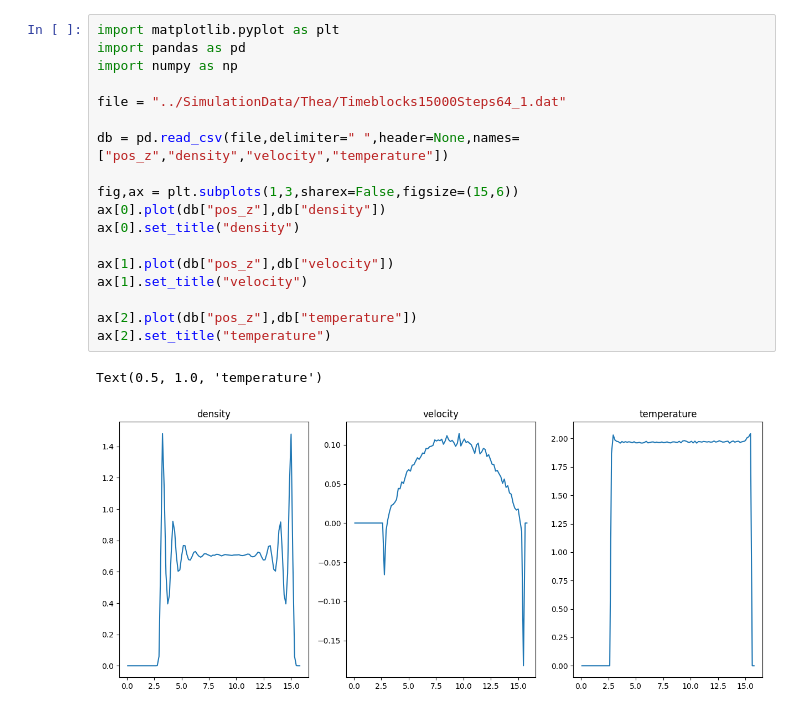
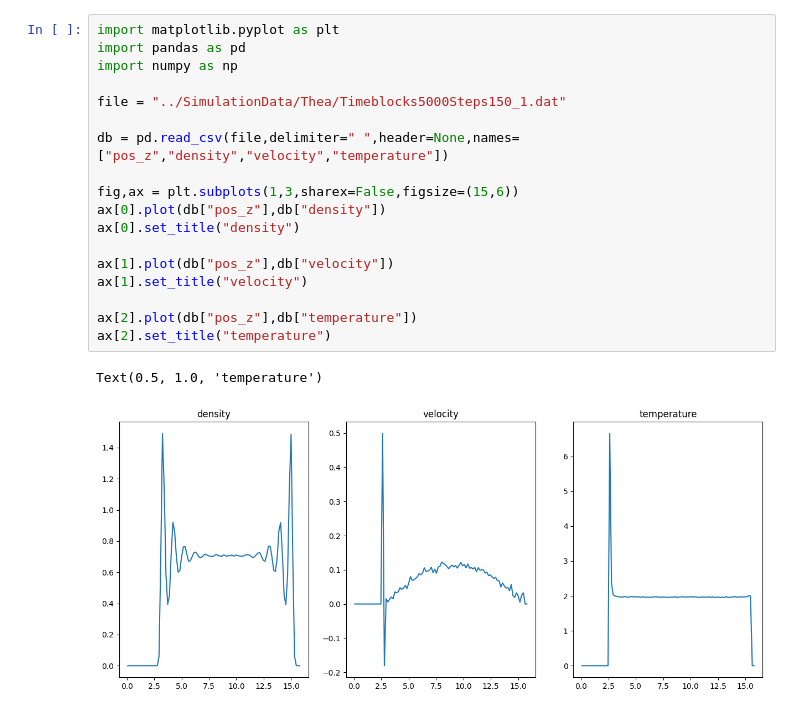
Before and after one commit to Cyandied/MathPhyscisSubjectModuleProject, a Jupyter notebook: FlowSimulation/plot.ipynb, the cells around one changed output. Drawn from its saved outputs; the diff is of its cells as text.

```diff
--- a/FlowSimulation/plot.ipynb
+++ b/FlowSimulation/plot.ipynb
@@ -1,21 +1,21 @@
 # %%
 import matplotlib.pyplot as plt
 import pandas as pd
 import numpy as np
 
-file = "../SimulationData/Thea/Timeblocks15000Steps64_1.dat"
+file = "../SimulationData/Thea/Timeblocks5000Steps150_1.dat"
 
 db = pd.read_csv(file,delimiter=" ",header=None,names=["pos_z","density","velocity","temperature"])
 
 fig,ax = plt.subplots(1,3,sharex=False,figsize=(15,6))
 ax[0].plot(db["pos_z"],db["density"])
 ax[0].set_title("density")
 
 ax[1].plot(db["pos_z"],db["velocity"])
 ax[1].set_title("velocity")
 
 ax[2].plot(db["pos_z"],db["temperature"])
 ax[2].set_title("temperature")
 # %% [output]
 Text(0.5, 1.0, 'temperature')
-[figure, old version]
+[figure, new version]
```
Also changed, not shown: 4 other files.
